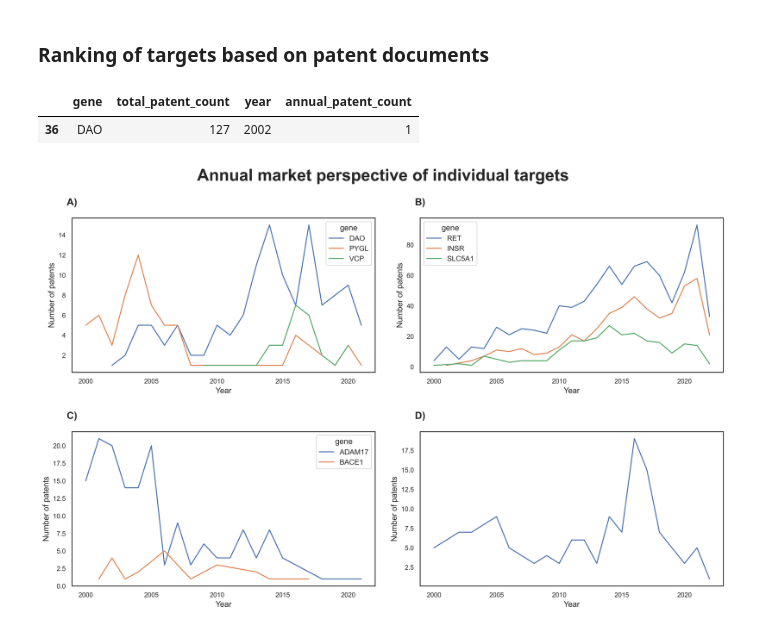
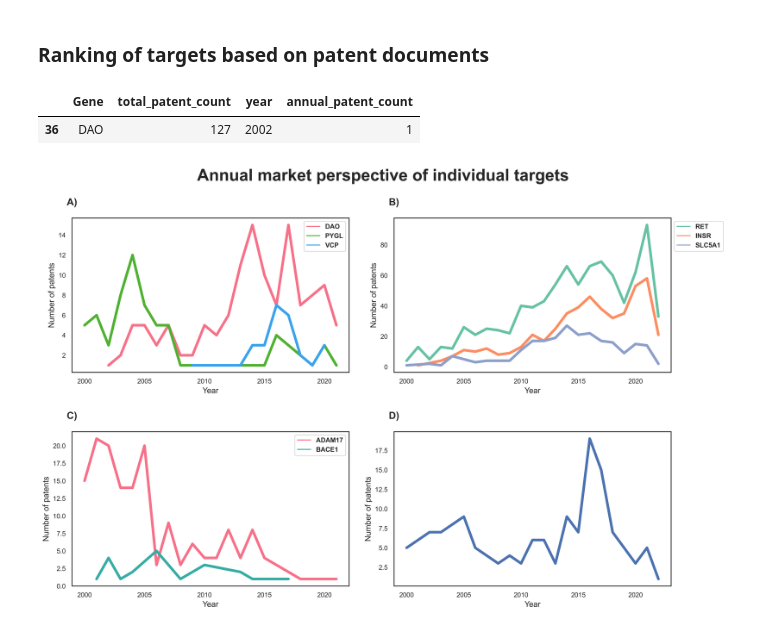
Before and after one commit to Fraunhofer-ITMP/Pharmaceutical-patent-landscaping, a Jupyter notebook: notebooks/3_3_target_overview.ipynb, the cells around one changed output. Cells and saved outputs as stored; diff of their text form; code cells hidden in the pictures.

```diff
--- a/notebooks/3_3_target_overview.ipynb
+++ b/notebooks/3_3_target_overview.ipynb
@@ -188,7 +188,7 @@ def create_target_rank(df: pd.DataFrame, genes_of_interest: list):
 
         for year, year_patents in year_based_dict.items():
             patent_data.append({
-                'gene': gene,
+                'Gene': gene,
                 'total_patent_count': len(all_patents),
                 'year': int(year),
                 'annual_patent_count': len(year_patents)
@@ -203,7 +203,7 @@ rare_disease_target_rank.sort_values(
 )
 rare_disease_target_rank.head(1)
 # %% [output]
-|  | gene | total_patent_count | year | annual_patent_count |
+|  | Gene | total_patent_count | year | annual_patent_count |
 | 36 | DAO | 127 | 2002 | 1 |
 # %%
 ad_case_1 = ['RET', 'INSR', 'SLC5A1']
@@ -239,13 +239,13 @@ subtitle = plt.suptitle(
 plt.subplot(2,2,1)
 sns.lineplot(
     data=rare_disease_target_rank, x='year', y='annual_patent_count',
-    hue='gene',
+    hue='Gene', palette='husl', linewidth=4
 )
-
 plt.xlabel('Year', size=12)
 plt.ylabel('Number of patents', size=12)
 plt.xticks(fontsize=10)
 plt.yticks(fontsize=10)
+plt.legend(bbox_to_anchor=(1, 1), prop={'size': 10, 'weight': 'bold'})
 plt.text(0, 1.1, string.ascii_uppercase[0] + ')',
         size=15, weight='bold', horizontalalignment='center',
         verticalalignment='center',
@@ -254,12 +254,13 @@ plt.text(0, 1.1, string.ascii_uppercase[0] + ')',
 plt.subplot(2,2,2)
 sns.lineplot(
     data=alzheimers_disease_target_rank_1, x='year', y='annual_patent_count',
-    hue='gene'
+    hue='Gene', palette='Set2', linewidth=4
 )
 plt.xlabel('Year', size=12)
 plt.ylabel('Number of patents', size=12)
 plt.xticks(fontsize=10)
 plt.yticks(fontsize=10)
+plt.legend(bbox_to_anchor=(1, 1), prop={'size': 10, 'weight': 'bold'})
 plt.text(0, 1.1, string.ascii_uppercase[1] + ')',
         size=15, weight='bold', horizontalalignment='center',
         verticalalignment='center',
@@ -268,39 +269,41 @@ plt.text(0, 1.1, string.ascii_uppercase[1] + ')',
 plt.subplot(2,2,3)
 sns.lineplot(
     data=alzheimers_disease_target_rank_2, x='year', y='annual_patent_count',
-    hue='gene'
+    hue='Gene', palette='husl', linewidth=4
 )
 plt.xlabel('Year', size=12)
 plt.ylabel('Number of patents', size=12)
 plt.xticks(fontsize=10)
 plt.yticks(fontsize=10)
+plt.legend(bbox_to_anchor=(1, 1), prop={'size': 10, 'weight': 'bold'})
 plt.text(0, 1.1, string.ascii_uppercase[2] + ')',
         size=15, weight='bold', horizontalalignment='center',
         verticalalignment='center',
         transform = plt.gca().transAxes)
 
 plt.subplot(2,2,4)
 sns.lineplot(
-    data=alzheimers_disease_target_rank_3, x='year', y='annual_patent_count',
+    data=alzheimers_disease_target_rank_3,
+    x='year', y='annual_patent_count', linewidth=4
 )
 plt.xlabel('Year', size=12)
 plt.ylabel('Number of patents', size=12)
 plt.xticks(fontsize=10)
 plt.yticks(fontsize=10)
 plt.text(0, 1.1, string.ascii_uppercase[3] + ')',
         size=15, weight='bold', horizontalalignment='center',
         verticalalignment='center',
         transform = plt.gca().transAxes)
 
 
 plt.tight_layout(pad=2.0)
 
 plt.savefig(
     f'{FIG_DIR}/figure_7.png',
     dpi=400,
     bbox_inches='tight',
 )
 
 plt.show()
 # %% [output]
-[figure, old version]
+[figure, new version]
```
